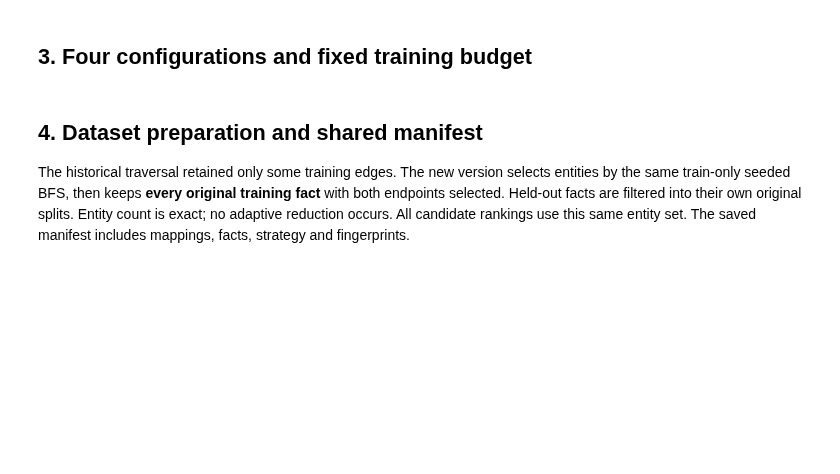
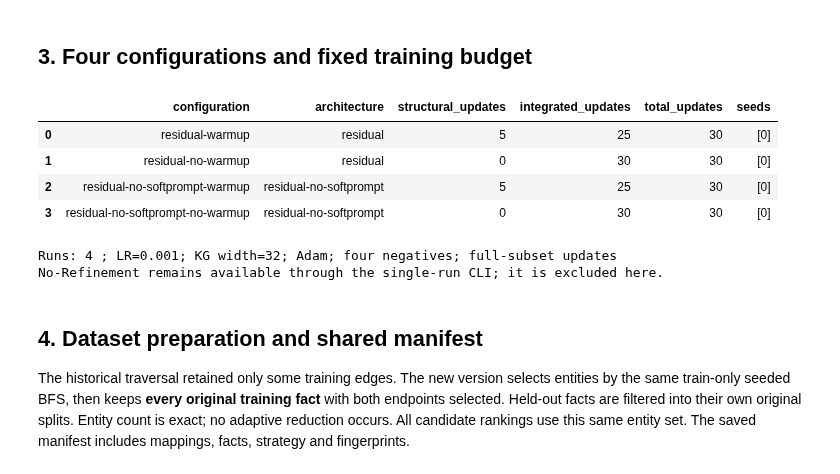
Before and after one commit to Rashmika119/Research-project, a Jupyter notebook: notebooks/warmup_ablation_5000.ipynb, the cells around one changed output. Saved outputs shown, nothing was run; the diff lists cells and outputs as text; code cells hidden in the pictures; blank space fills up the shorter version.

```diff
--- a/notebooks/warmup_ablation_5000.ipynb
+++ b/notebooks/warmup_ablation_5000.ipynb
@@ -64,7 +74,7 @@ from training.variants import CONFIGURATIONS, configuration_settings
 from training.process import run_logged
 
 MAX_ENTITIES = 5000
-SEEDS = [0, 1, 2]
+SEEDS = [0]
 TOTAL_EPOCHS = 30
 WARMUP_EPOCHS = 5
 SUBSET_SEED = 0
@@ -75,43 +85,51 @@ RUN_OFFLINE_TESTS = True
 RUN_REAL_LM_SMOKE = True
 RUN_CUDA_RESUME_CHECK = True
 RUN_REAL_LM_RESUME_CHECK = True
-TEXT_BATCH_SIZE = 4
-EVAL_BATCH_SIZE = 64
+TEXT_BATCH_SIZE = 256
+EVAL_BATCH_SIZE = 512
 MAX_TEXT_LENGTH = 64
-RUN_TAG = 'warmup5000_induced_v1_run1'  # Reuse only to resume; change for changed settings/code.
+RUN_TAG = 'warmup5000_induced_v7_run1'  # Reuse only to resume; change for changed settings/code.
 
 protocol = yaml.safe_load(Path('experiments/configs/research_protocol.yaml').read_text(encoding='utf-8-sig'))
 assert list(CONFIGURATIONS) == protocol['study']['configurations']
 assert 0 < WARMUP_EPOCHS < TOTAL_EPOCHS and MAX_ENTITIES >= 2
 assert SEEDS and len(SEEDS) == len(set(SEEDS))
 RUN_ROOT = STAGE_ROOT / RUN_TAG
 EXPERIMENT_DIR = RUN_ROOT / 'runs'
 MANIFEST = EXPERIMENT_DIR / 'subset_manifest.json'
 RAW_DIR = SHARED_ROOT / 'data' / 'fb15k237'
 TEXT_DIR = SHARED_ROOT / 'data' / 'text'
 POOLED_CACHE = SHARED_ROOT / 'pooled_text_cache'
 LOG_DIR = RUN_ROOT / 'logs' / datetime.now().strftime('%Y%m%d_%H%M%S_%f')
 RUN_ROOT.mkdir(parents=True, exist_ok=True)
 CPU_ENV = dict(os.environ, CUDA_VISIBLE_DEVICES='', HF_HUB_OFFLINE='1')
 CPU_ENV.pop('RESEARCH_MODEL_BACKUP', None)  # Corruption fixtures must never touch Drive backups.
 PRETRAINED_VERIFIED = False
 
 def ensure_pretrained():
     global PRETRAINED_VERIFIED
     if not PRETRAINED_VERIFIED:
         run_logged([sys.executable, 'run_pretrained_check.py', '--device', 'cuda',
                     '--report', str(LOG_DIR / 'pretrained_report.json')], LOG_DIR / 'pretrained.log')
         PRETRAINED_VERIFIED = True
 
 rows = []
 for identifier in CONFIGURATIONS:
     architecture, warm = configuration_settings(identifier, WARMUP_EPOCHS)
     rows.append({'configuration': identifier, 'architecture': architecture,
                  'structural_updates': warm, 'integrated_updates': TOTAL_EPOCHS - warm,
                  'total_updates': TOTAL_EPOCHS, 'seeds': str(SEEDS)})
 display(pd.DataFrame(rows))
 print('Runs:', len(CONFIGURATIONS) * len(SEEDS), '; LR=0.001; KG width=32; Adam; four negatives; full-subset updates')
 print('No-Refinement remains available through the single-run CLI; it is excluded here.')
+# %% [output]
+|  | configuration | architecture | structural_updates | integrated_updates | total_updates | seeds |
+| 0 | residual-warmup | residual | 5 | 25 | 30 | [0] |
+| 1 | residual-no-warmup | residual | 0 | 30 | 30 | [0] |
+| 2 | residual-no-softprompt-warmup | residual-no-softprompt | 5 | 25 | 30 | [0] |
+| 3 | residual-no-softprompt-no-warmup | residual-no-softprompt | 0 | 30 | 30 | [0] |
+Runs: 4 ; LR=0.001; KG width=32; Adam; four negatives; full-subset updates
+No-Refinement remains available through the single-run CLI; it is excluded here.
 # %% [markdown]
 ## 4. Dataset preparation and shared manifest
 The historical traversal retained only some training edges. The new version selects
```
Also changed, not shown: parts of 11 cells of this notebook.
